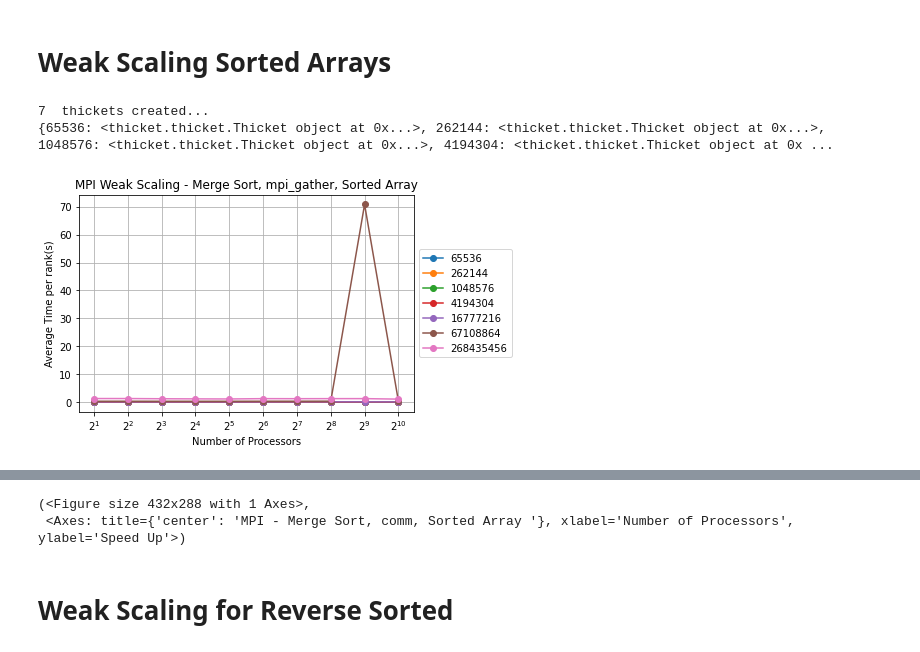
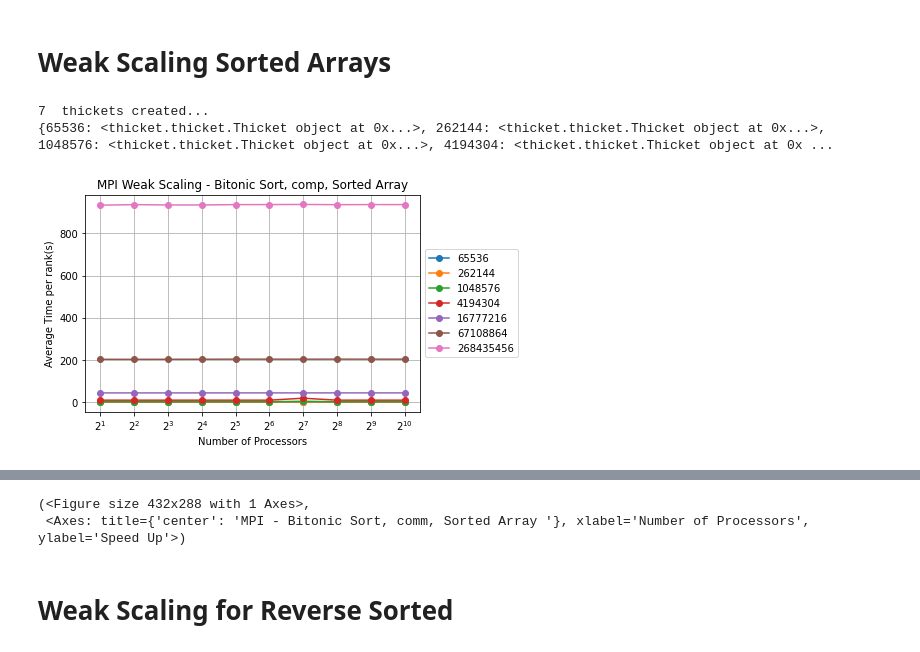
Before and after one commit to RobertEads/CSCE435-Group_16-Final_Project, a Jupyter notebook: Bitonic Sort/MPI/MPI-WeakScaling.ipynb, the cells around one changed output, grey strips where cells are left out. Cells and saved outputs as stored; diff of their text form; code cells hidden in the pictures.

```diff
--- a/Bitonic Sort/MPI/MPI-WeakScaling.ipynb
+++ b/Bitonic Sort/MPI/MPI-WeakScaling.ipynb
@@ -162,28 +162,28 @@ for name in function_names:
      #for size in input_sizes:
         plot_mpl(
             df=ctk.dataframe.loc[name],
-            title=f"MPI Weak Scaling - Merge Sort, {name}, Random Array",
+            title=f"MPI Weak Scaling - Bitonic Sort, {name}, Random Array",
             xlabel="Number of Processors",
             ylabel="Average Time per Rank (s)",
         )
 speedup=ctk.dataframe.loc["main",2]/ctk.dataframe.loc["main"]
 plot_mpl(
     df=speedup,
-    title=f"MPI - Merge Sort, main, Random Array ",
+    title=f"MPI - Bitonic Sort, main, Random Array ",
     xlabel="Number of Processors",
     ylabel="Speed Up",
 )
 speedup=ctk.dataframe.loc["comp_large",2]/ctk.dataframe.loc["comp_large"]
 plot_mpl(
     df=speedup,
-    title=f"MPI - Merge Sort, comp_large, Random Array ",
+    title=f"MPI - Bitonic Sort, comp_large, Random Array ",
     xlabel="Number of Processors",
     ylabel="Speed Up",
 )
 speedup=ctk.dataframe.loc["comm",2]/ctk.dataframe.loc["comm"]
 plot_mpl(
     df=speedup,
-    title=f"MPI - Merge Sort, comm, Random Array ",
+    title=f"MPI - Bitonic Sort, comm, Random Array ",
     xlabel="Number of Processors",
     ylabel="Speed Up",
 )
@@ -241,35 +241,35 @@ def plot_mpl(df, title, xlabel, ylabel):
     return fig, ax
 for name in function_names:
      #for size in input_sizes:
         plot_mpl(
             df=ctk.dataframe.loc[name],
-            title=f"MPI Weak Scaling - Merge Sort, {name}, Sorted Array",
+            title=f"MPI Weak Scaling - Bitonic Sort, {name}, Sorted Array",
             xlabel="Number of Processors",
             ylabel="Average Time per rank(s)",
         )
 
 speedup=ctk.dataframe.loc["main",2]/ctk.dataframe.loc["main"]
 plot_mpl(
     df=speedup,
-    title=f"MPI - Merge Sort, main, Sorted Array ",
+    title=f"MPI - Bitonic Sort, main, Sorted Array ",
     xlabel="Number of Processors",
     ylabel="Speed Up",
 )
 speedup=ctk.dataframe.loc["comp_large",2]/ctk.dataframe.loc["comp_large"]
 plot_mpl(
     df=speedup,
-    title=f"MPI - Merge Sort, comp_large, Sorted Array ",
+    title=f"MPI - Bitonic Sort, comp_large, Sorted Array ",
     xlabel="Number of Processors",
     ylabel="Speed Up",
 )
 speedup=ctk.dataframe.loc["comm",2]/ctk.dataframe.loc["comm"]
 plot_mpl(
     df=speedup,
-    title=f"MPI - Merge Sort, comm, Sorted Array ",
+    title=f"MPI - Bitonic Sort, comm, Sorted Array ",
     xlabel="Number of Processors",
     ylabel="Speed Up",
 )
 # %% [output]
 7  thickets created...
 {65536: <thicket.thicket.Thicket object at 0x...>, 262144: <thicket.thicket.Thicket object at 0x...>, 1048576: <thicket.thicket.Thicket object at 0x...>, 4194304: <thicket.thicket.Thicket object at 0x ...
-[figure, old version]
+[figure, new version]
@@ -285,7 +285,7 @@ plot_mpl(
 [figure]
 [figure]
 (<Figure size 432x288 with 1 Axes>,
- <Axes: title={'center': 'MPI - Merge Sort, comm, Sorted Array '}, xlabel='Number of Processors', ylabel='Speed Up'>)
+ <Axes: title={'center': 'MPI - Bitonic Sort, comm, Sorted Array '}, xlabel='Number of Processors', ylabel='Speed Up'>)
 # %% [markdown]
 # Weak Scaling for Reverse Sorted
 # %%
```
Also changed, not shown: parts of 5 cells of this notebook.
